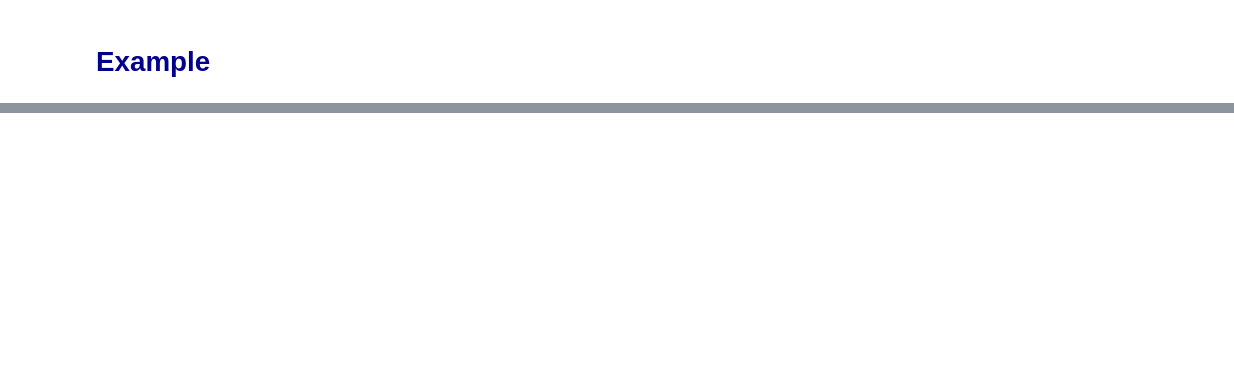
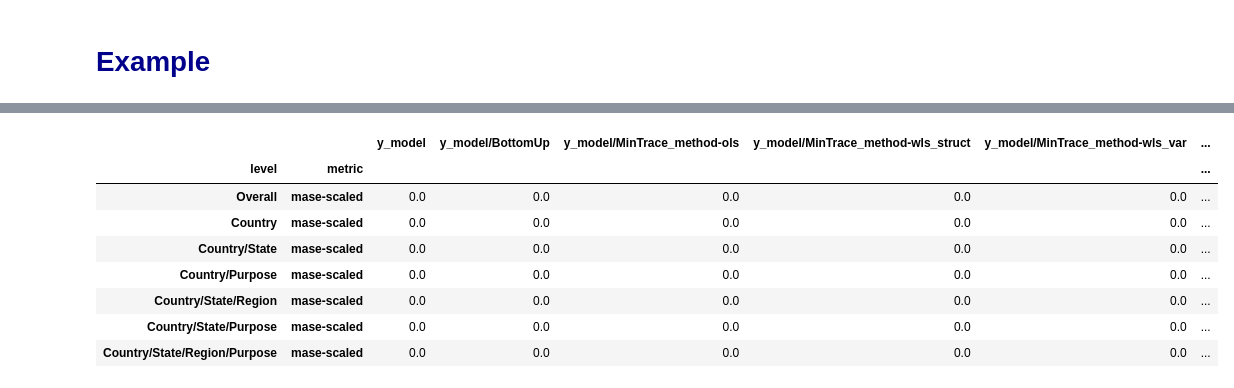
Before and after one commit to Nixtla/hierarchicalforecast, a Jupyter notebook: nbs/evaluation.ipynb, the cells around one changed output, grey strips where cells are left out. Cells and saved outputs as stored; diff of their text form; code cells hidden in the pictures; blank space fills up the shorter version.

```diff
--- a/nbs/evaluation.ipynb
+++ b/nbs/evaluation.ipynb
@@ -39,16 +39,16 @@ class HierarchicalEvaluation:
         self.evaluators = evaluators
 
     def evaluate(self,
-                 Y_h: pd.DataFrame,
-                 Y_test: pd.DataFrame,
+                 Y_hat_df: pd.DataFrame,
+                 Y_test_df: pd.DataFrame,
                  tags: Dict[str, np.ndarray],
                  Y_df: Optional[pd.DataFrame] = None,
                  benchmark: Optional[str] = None):
         """Hierarchical Evaluation Method.
 
         **Parameters:**<br>
-        `Y_h`: pd.DataFrame, Forecasts indexed by `'unique_id'` with column `'ds'` and models to evaluate.<br>
-        `Y_test`:  pd.DataFrame, True values with columns `['ds', 'y']`.<br>
+        `Y_hat_df`: pd.DataFrame, Forecasts indexed by `'unique_id'` with column `'ds'` and models to evaluate.<br>
+        `Y_test_df`:  pd.DataFrame, True values with columns `['ds', 'y']`.<br>
         `tags`: np.array, each str key is a level and its value contains tags associated to that level.<br>
         `Y_df`: pd.DataFrame, Training set of base time series with columns `['ds', 'y']` indexed by `unique_id`.<br>
         `benchmark`: str, If passed, evaluators are scaled by the error of this benchark.<br>
@@ -56,9 +56,9 @@ class HierarchicalEvaluation:
         **Returns:**<br>
         `evaluation`: pd.DataFrame with accuracy measurements across hierarchical levels.
         """
-        drop_cols = ['ds', 'y'] if 'y' in Y_h.columns else ['ds']
-        h = len(Y_h.loc[Y_h.index[0]])
-        model_names = Y_h.drop(columns=drop_cols, axis=1).columns.to_list()
+        drop_cols = ['ds', 'y'] if 'y' in Y_hat_df.columns else ['ds']
+        h = len(Y_hat_df.loc[Y_hat_df.index[0]])
+        model_names = Y_hat_df.drop(columns=drop_cols, axis=1).columns.to_list()
         fn_names = [fn.__name__ for fn in self.evaluators]
         has_y_insample = any(['y_insample' in signature(fn).parameters for fn in self.evaluators])
         if has_y_insample and Y_df is None:
@@ -70,8 +70,8 @@ class HierarchicalEvaluation:
         index = pd.MultiIndex.from_product([tags_.keys(), fn_names], names=['level', 'metric'])
         evaluation = pd.DataFrame(columns=model_names, index=index)
         for level, cats in tags_.items():
-            Y_h_cats = Y_h.loc[cats]
-            y_test_cats = Y_test.loc[cats, 'y'].values.reshape(-1, h)
+            Y_h_cats = Y_hat_df.loc[cats]
+            y_test_cats = Y_test_df.loc[cats, 'y'].values.reshape(-1, h)
             if has_y_insample:
                 y_insample = Y_df.pivot(columns='ds', values='y').loc[cats].values
             for i_fn, fn in enumerate(self.evaluators):
@@ -170,13 +231,23 @@ evaluator.evaluate(Y_h=reconciled.drop(columns='y'),
 # %%
 #| hide
 def mase(y, y_hat, y_insample, seasonality=4):
     errors = np.mean(np.abs(y - y_hat), axis=1)
     scale = np.mean(np.abs(y_insample[:, seasonality:] - y_insample[:, :-seasonality]), axis=1)
     return np.mean(errors / scale)
 
 evaluator = HierarchicalEvaluation([mase])
-evaluator.evaluate(Y_h=reconciled.drop(columns='y'),
-                   Y_test=reconciled[['ds', 'y']],
+evaluator.evaluate(Y_hat_df=reconciled.drop(columns='y'),
+                   Y_test_df=reconciled[['ds', 'y']],
                    tags=tags_grouped,
                    Y_df=hier_grouped_df,
                    benchmark='y_model')
+# %% [output]
+|  |  | y_model | y_model/BottomUp | y_model/MinTrace_method-ols | y_model/MinTrace_method-wls_struct | y_model/MinTrace_method-wls_var | ... |
+| level | metric |  |  |  |  |  | ... |
+| Overall | mase-scaled | 0.0 | 0.0 | 0.0 | 0.0 | 0.0 | ... |
+| Country | mase-scaled | 0.0 | 0.0 | 0.0 | 0.0 | 0.0 | ... |
+| Country/State | mase-scaled | 0.0 | 0.0 | 0.0 | 0.0 | 0.0 | ... |
+| Country/Purpose | mase-scaled | 0.0 | 0.0 | 0.0 | 0.0 | 0.0 | ... |
+| Country/State/Region | mase-scaled | 0.0 | 0.0 | 0.0 | 0.0 | 0.0 | ... |
+| Country/State/Purpose | mase-scaled | 0.0 | 0.0 | 0.0 | 0.0 | 0.0 | ... |
+| Country/State/Region/Purpose | mase-scaled | 0.0 | 0.0 | 0.0 | 0.0 | 0.0 | ... |
```
Also changed, not shown: parts of 3 cells of this notebook, 3 other files.
